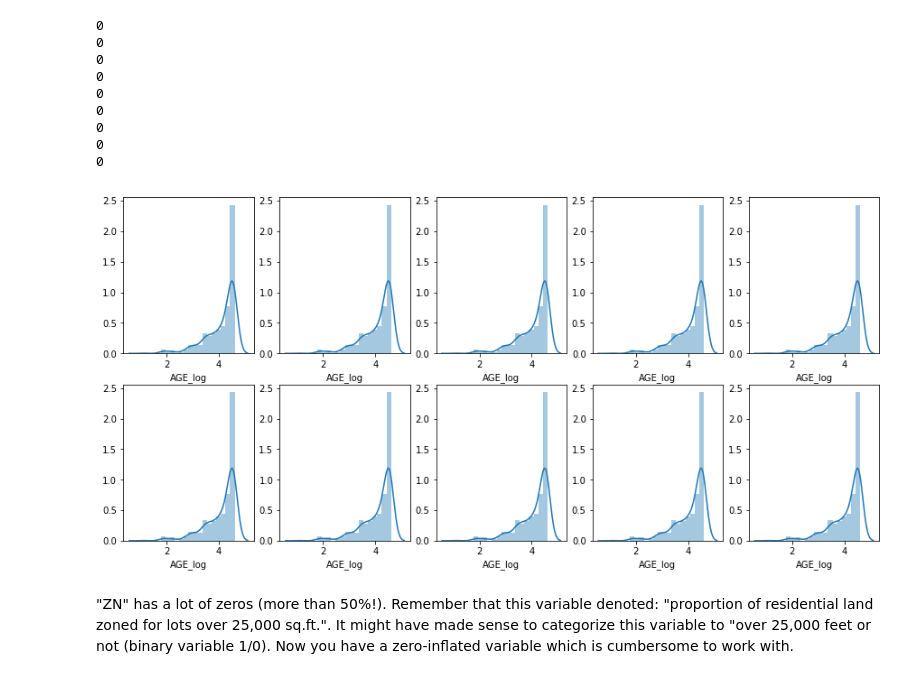
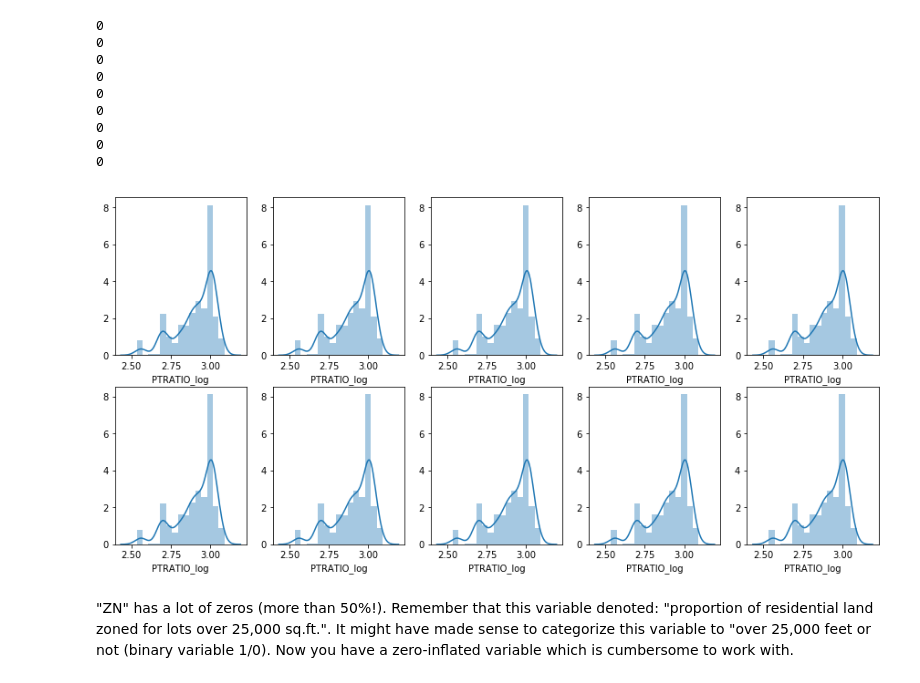
Before and after one commit to elenasm7/dsc-feature-scaling-and-normalization---lab-nyc-ds-career-012819, a Jupyter notebook: index.ipynb, the cells around one changed output. Cells and saved outputs as stored; diff of their text form; code cells hidden in the pictures.

```diff
--- a/index.ipynb
+++ b/index.ipynb
@@ -86,15 +86,15 @@ for i in log_cols:
 # %%
 # del log_cols[1]
 # del log_cols[2]
 fig,axes = plt.subplots(nrows=2, ncols=5, figsize=(15,7))
 
 for i in range(2):
     for j in range(5):
         k = sum([5 if i == 1 else 0])
         n = (k+j)
-        sns.distplot(boston_features[log_cols[4]], ax=axes[i][j])
+        sns.distplot(boston_features[log_cols[6]], ax=axes[i][j])
 # %% [output]
-[figure, old version]
+[figure, new version]
 # %% [markdown]
 "ZN" has a lot of zeros (more than 50%!). Remember that this variable denoted: "proportion of residential land zoned for lots over 25,000 sq.ft.". It might have made sense to categorize this variable to "over 25,000 feet or not (binary variable 1/0). Now you have a zero-inflated variable which is cumbersome to work with.
 # %% [markdown]
```
